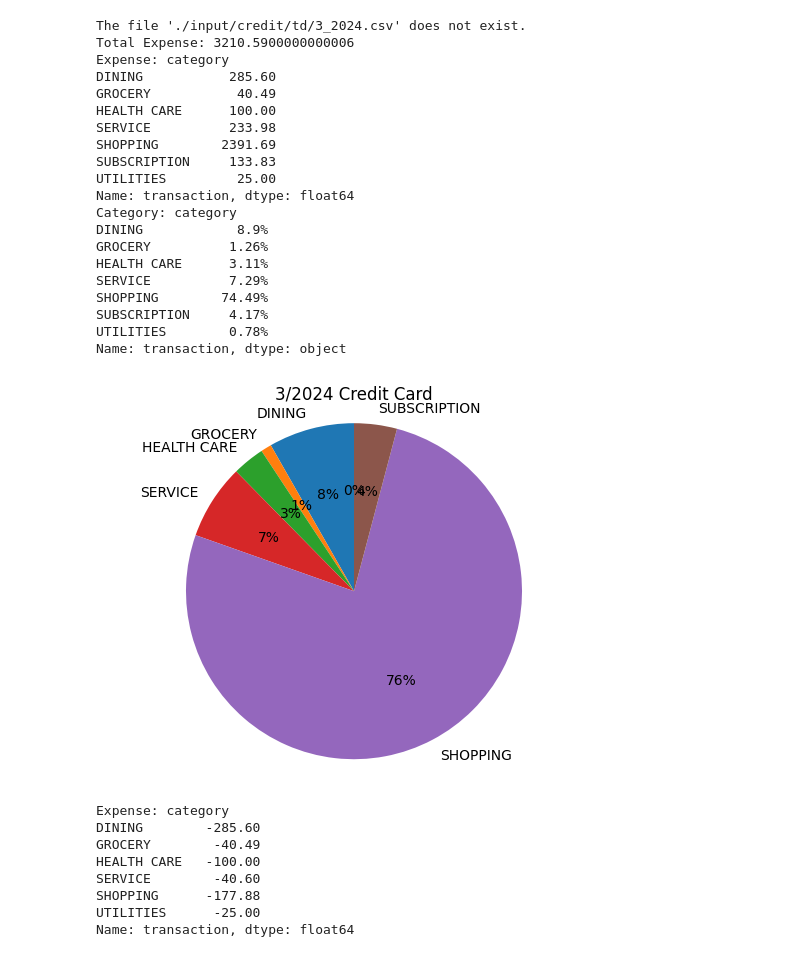
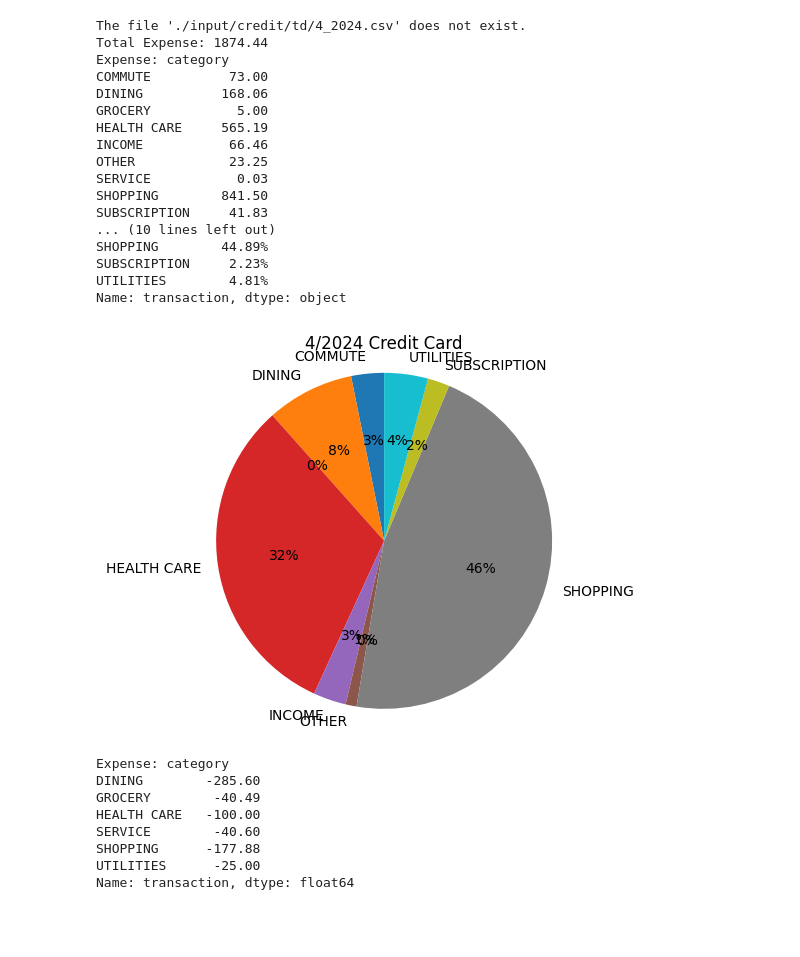
Before and after one commit to lonelytango/swiss-finance, a Jupyter notebook: analyzer.ipynb, the cells around one changed output. Saved outputs shown, nothing was run; the diff lists cells and outputs as text; code cells hidden in the pictures; blank space fills up the shorter version.

```diff
--- a/analyzer.ipynb
+++ b/analyzer.ipynb
@@ -26,27 +29,24 @@ Name: transaction, dtype: object
 # %%
-analyzer.analyzeCreditCard(3, 2024)
+analyzer.analyzeCreditCard(4, 2024)
 # %% [output]
-The file './input/credit/td/3_2024.csv' does not exist.
-Total Expense: 3210.5900000000006
+The file './input/credit/td/4_2024.csv' does not exist.
+Total Expense: 1874.44
 Expense: category
-DINING           285.60
-GROCERY           40.49
-HEALTH CARE      100.00
-SERVICE          233.98
-SHOPPING        2391.69
-SUBSCRIPTION     133.83
-UTILITIES         25.00
-Name: transaction, dtype: float64
-Category: category
-DINING            8.9%
-GROCERY          1.26%
-HEALTH CARE      3.11%
-SERVICE          7.29%
-SHOPPING        74.49%
-SUBSCRIPTION     4.17%
-UTILITIES        0.78%
+COMMUTE          73.00
+DINING          168.06
+GROCERY           5.00
+HEALTH CARE     565.19
+INCOME           66.46
+OTHER            23.25
+SERVICE           0.03
+SHOPPING        841.50
+SUBSCRIPTION     41.83
+... (10 lines left out)
+SHOPPING        44.89%
+SUBSCRIPTION     2.23%
+UTILITIES        4.81%
 Name: transaction, dtype: object
-[figure, old version]
+[figure, new version]
 # %%
 # Import Wells Fargo
 wfDf = load.importWF('./input/credit/wf/3_2024.csv');
```
Also changed, not shown: parts of 1 cell of this notebook, 8 other files.
